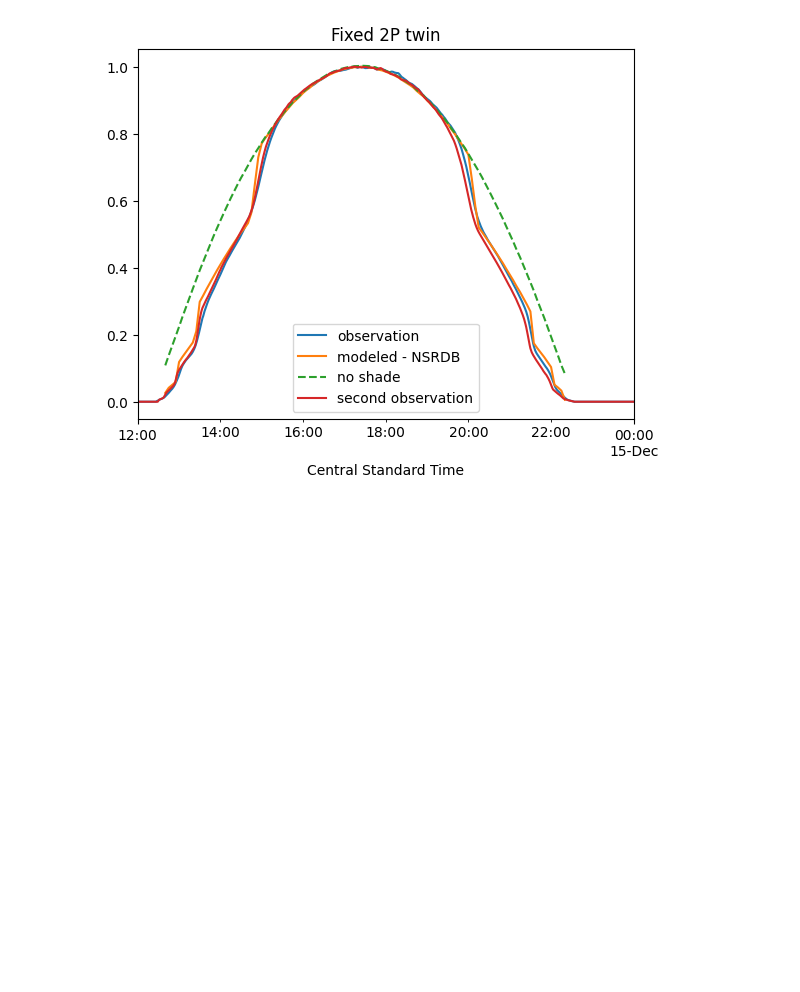
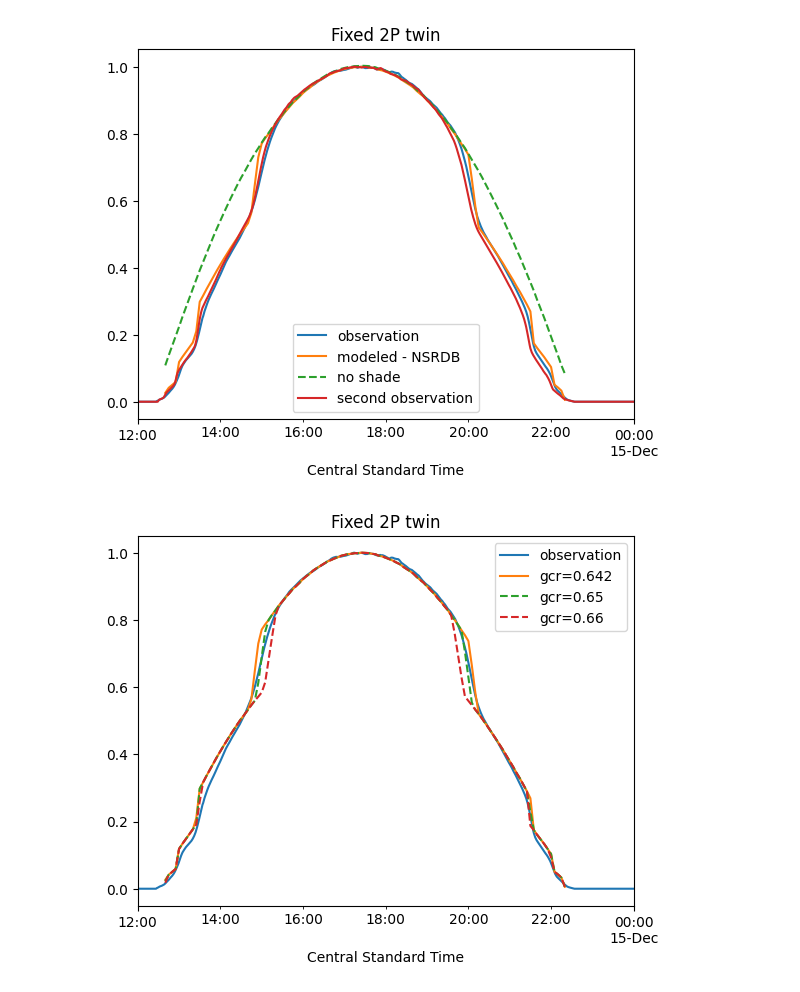
Before and after one commit to williamhobbs/2024_pvpmc_self_shade, a Jupyter notebook: 2024_pvpmc_self_shade_rev2.ipynb, the cells around one changed output. Drawn from its saved outputs; the diff is of its cells as text; code cells hidden in the pictures; blank space fills up the shorter version.

```diff
--- a/2024_pvpmc_self_shade_rev2.ipynb
+++ b/2024_pvpmc_self_shade_rev2.ipynb
@@ -603,3 +603,26 @@ plt.xlabel('Central Standard Time')
 plt.show()
 # %% [output]
 [figure]
+# %%
+power_ac_modeled = plant_power_with_shade_losses(resource_data, **plant_data)
+
+plant_data_new = { **plant_data,
+                  'gcr':0.65,
+}
+power_ac_modeled_tuned = plant_power_with_shade_losses(resource_data, **plant_data_new)
+
+plant_data_new = { **plant_data,
+                  'gcr':0.66,
+}
+power_ac_modeled_tuned2 = plant_power_with_shade_losses(resource_data, **plant_data_new)
+
+(power_obs / power_obs.max()).plot()
+(power_ac_modeled.loc[times[0]:times[-1]] / power_ac_modeled.loc[times[0]:times[-1]].max()).plot()
+(power_ac_modeled_tuned.loc[times[0]:times[-1]] / power_ac_modeled_tuned.loc[times[0]:times[-1]].max()).plot(linestyle='--')
+(power_ac_modeled_tuned2.loc[times[0]:times[-1]] / power_ac_modeled_tuned2.loc[times[0]:times[-1]].max()).plot(linestyle='--')
+plt.legend(['observation','gcr=0.642', 'gcr=0.65', 'gcr=0.66'])
+plt.title(plant_data['unit_name'])
+plt.xlabel('Central Standard Time')
+plt.show()
+# %% [output]
+[figure, added]
```
Also changed, not shown: 1 other file.
